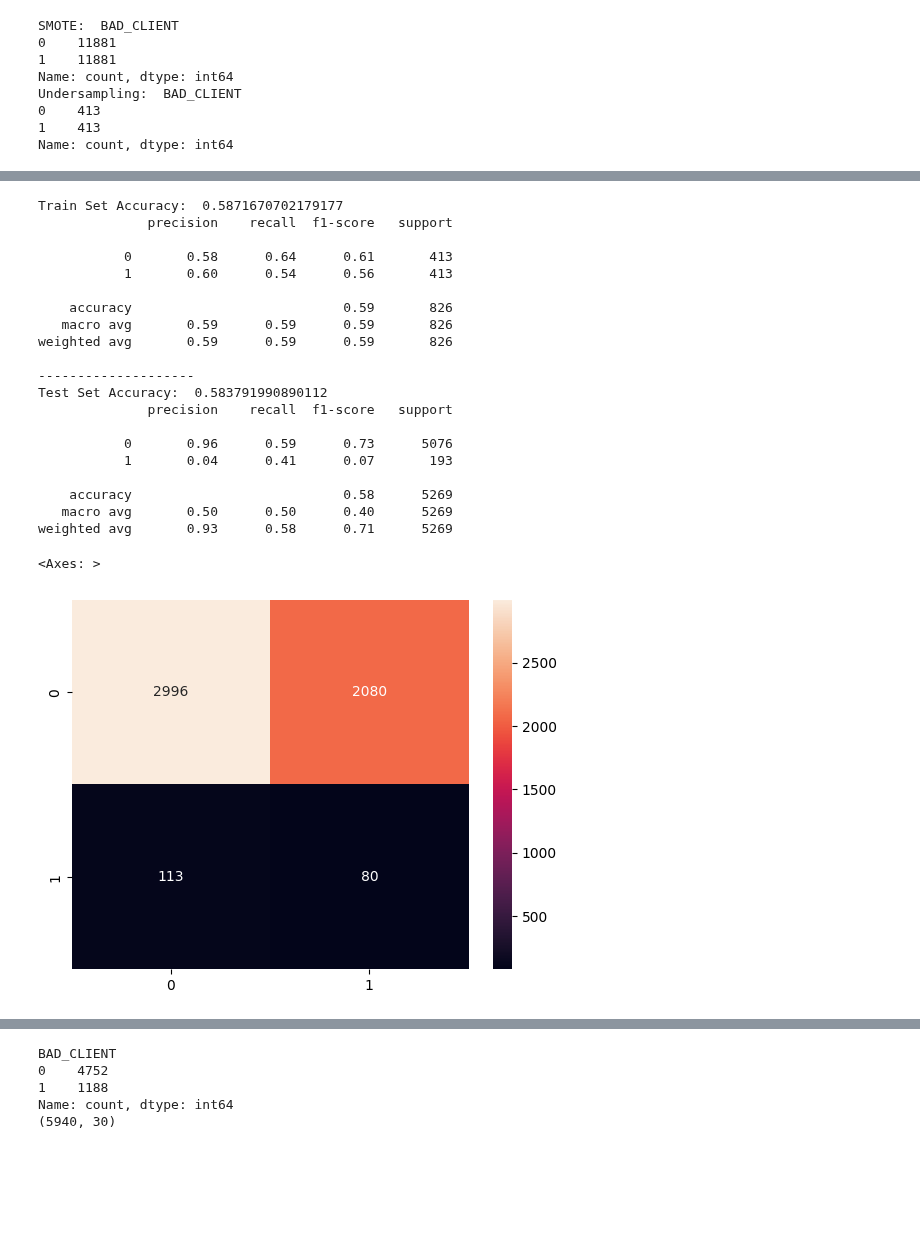
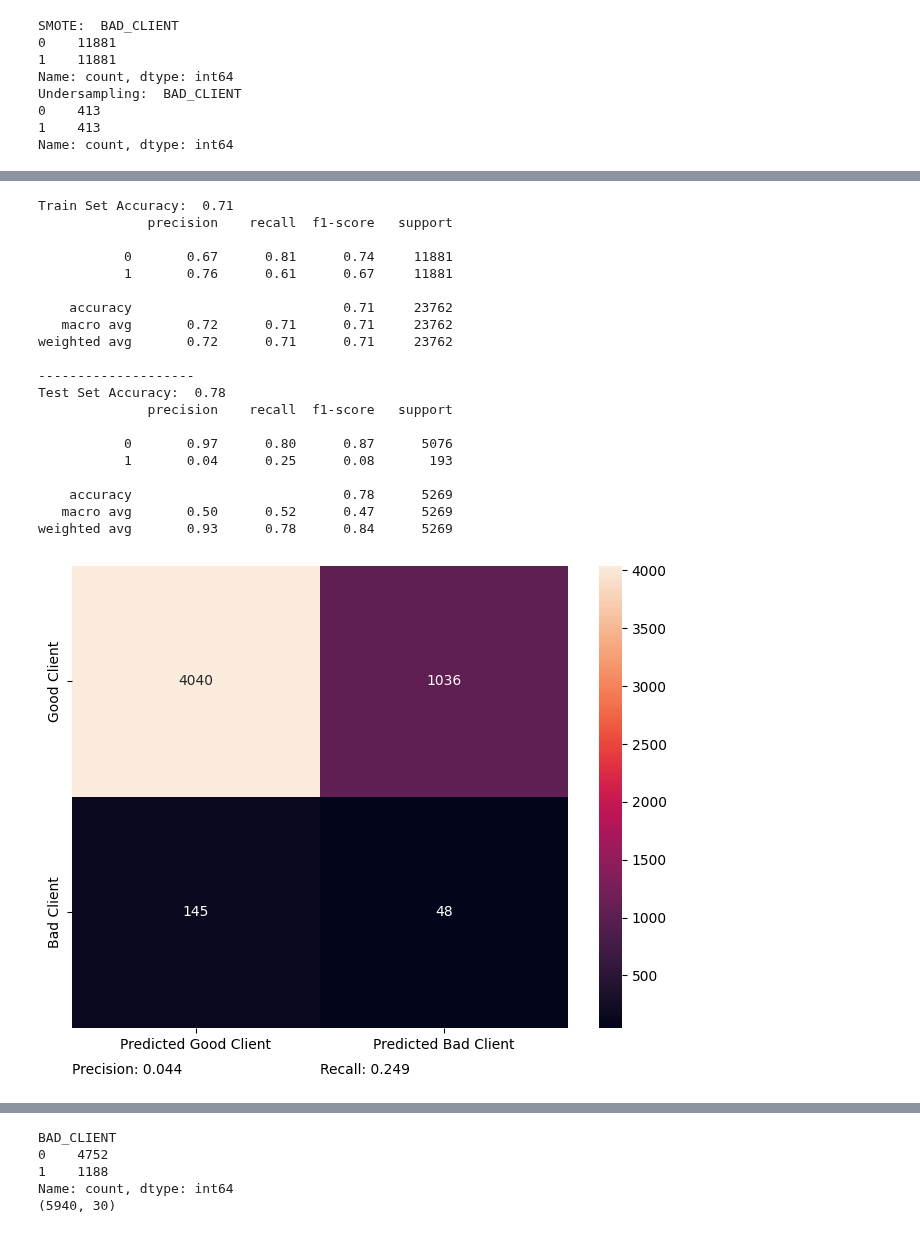
Before and after one commit to EnricoMiche1210760/prediction-of-creditworthiness-for-credit-card-issuance, a Jupyter notebook: main.ipynb, the cells around one changed output, grey strips where cells are left out. Cells and saved outputs as stored; diff of their text form; code cells hidden in the pictures; blank space fills up the shorter version.

```diff
--- a/main.ipynb
+++ b/main.ipynb
@@ -521,6 +521,15 @@ Undersampling:  BAD_CLIENT
 Name: count, dtype: int64
 # %%
 import re
+def print_confusion_matrix(matrix : np.ndarray):
+    fig, ax = plt.subplots(figsize=(8, 6))
+    sns.heatmap(matrix, annot=True, fmt='g')
+    plt.text(0, 2.2, f"Precision: {(matrix[1][1]/(matrix[1][1]+matrix[0][1])):.3f}")
+    plt.text(1, 2.2, f"Recall: {(matrix[1][1]/(matrix[1][1]+matrix[1][0])):.3f}")
+    ax.xaxis.set_ticklabels(['Predicted Good Client', 'Predicted Bad Client'])
+    ax.yaxis.set_ticklabels(['Good Client', 'Bad Client'])
+    plt.show()
+
 def get_accuracy_from_classification_report(report):
     numerical_values = re.findall(r"[-+]?\d*\.\d+|\d+", report.split("\n")[5])
     return float(numerical_values[0])
@@ -542,8 +551,5 @@ def perform_logistic_regression(X_train, y_train, X_test, y_test, threshold=0.5)
     accuracy_test = get_accuracy_from_classification_report(report_test)
     print("Test Set Accuracy: ", accuracy_test)
     print(report_test)
-    sns.heatmap(confusion_matrix(y_test, y_pred), annot=True, fmt='d')
+    print_confusion_matrix(confusion_matrix(y_test, y_pred))
     return log_reg
-
-
-log_reg = perform_logistic_regression(X_train_std_smt, y_train_smote, X_test_std, y_test)
@@ -572,38 +556,24 @@ weighted avg       0.93      0.78      0.84      5269
-# %%
-log_reg = LogisticRegression(random_state=RANDOM_STATE, max_iter=1000, class_weight='balanced')
-log_reg.fit(X_train_stdrus, y_train_rus)
-print("Train Set Accuracy: ", log_reg.score(X_train_stdrus, y_train_rus))
-y_pred_proba = log_reg.predict_proba(X_train_stdrus)
-y_pred_train = np.where(y_pred_proba[:,1]>0.5, 1, 0)
-print(classification_report(y_train_rus, y_pred_train))
-print("--------------------")
-print("Test Set Accuracy: ", log_reg.score(X_test_std, y_test))
-y_pred_proba = log_reg.predict_proba(X_test_std)
-y_pred = np.where(y_pred_proba[:,1]>0.5, 1, 0)
-
-print(classification_report(y_test, y_pred))
-
-sns.heatmap(confusion_matrix(y_test, y_pred), annot=True, fmt='d')
-# %% [output]
-Train Set Accuracy:  0.5871670702179177
-              precision    recall  f1-score   support
-
-           0       0.58      0.64      0.61       413
-           1       0.60      0.54      0.56       413
-
-    accuracy                           0.59       826
-   macro avg       0.59      0.59      0.59       826
-weighted avg       0.59      0.59      0.59       826
-
---------------------
-Test Set Accuracy:  0.583791990890112
-              precision    recall  f1-score   support
-
-           0       0.96      0.59      0.73      5076
-           1       0.04      0.41      0.07       193
-
-    accuracy                           0.58      5269
-   macro avg       0.50      0.50      0.40      5269
-weighted avg       0.93      0.58      0.71      5269
-<Axes: >
-[figure, removed]
+# %%
+log_reg_smt = perform_logistic_regression(X_train_std_smt, y_train_smote, X_test_std, y_test)
+# %% [output]
+Train Set Accuracy:  0.71
+              precision    recall  f1-score   support
+
+           0       0.67      0.81      0.74     11881
+           1       0.76      0.61      0.67     11881
+
+    accuracy                           0.71     23762
+   macro avg       0.72      0.71      0.71     23762
+weighted avg       0.72      0.71      0.71     23762
+
+--------------------
+Test Set Accuracy:  0.78
+              precision    recall  f1-score   support
+
+           0       0.97      0.80      0.87      5076
+           1       0.04      0.25      0.08       193
+
+    accuracy                           0.78      5269
+   macro avg       0.50      0.52      0.47      5269
+weighted avg       0.93      0.78      0.84      5269
+[figure, added]
```
Also changed, not shown: parts of 13 cells of this notebook.
